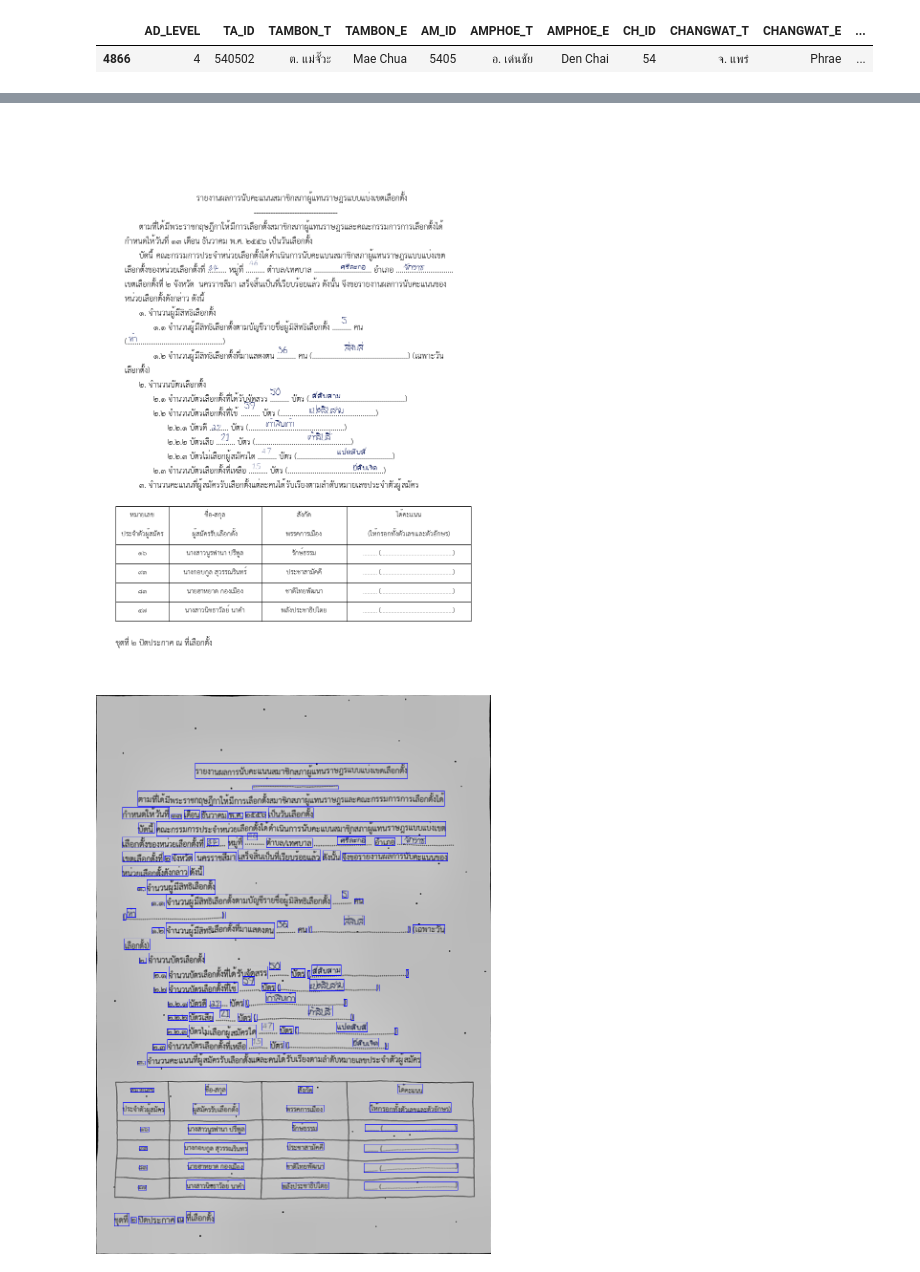
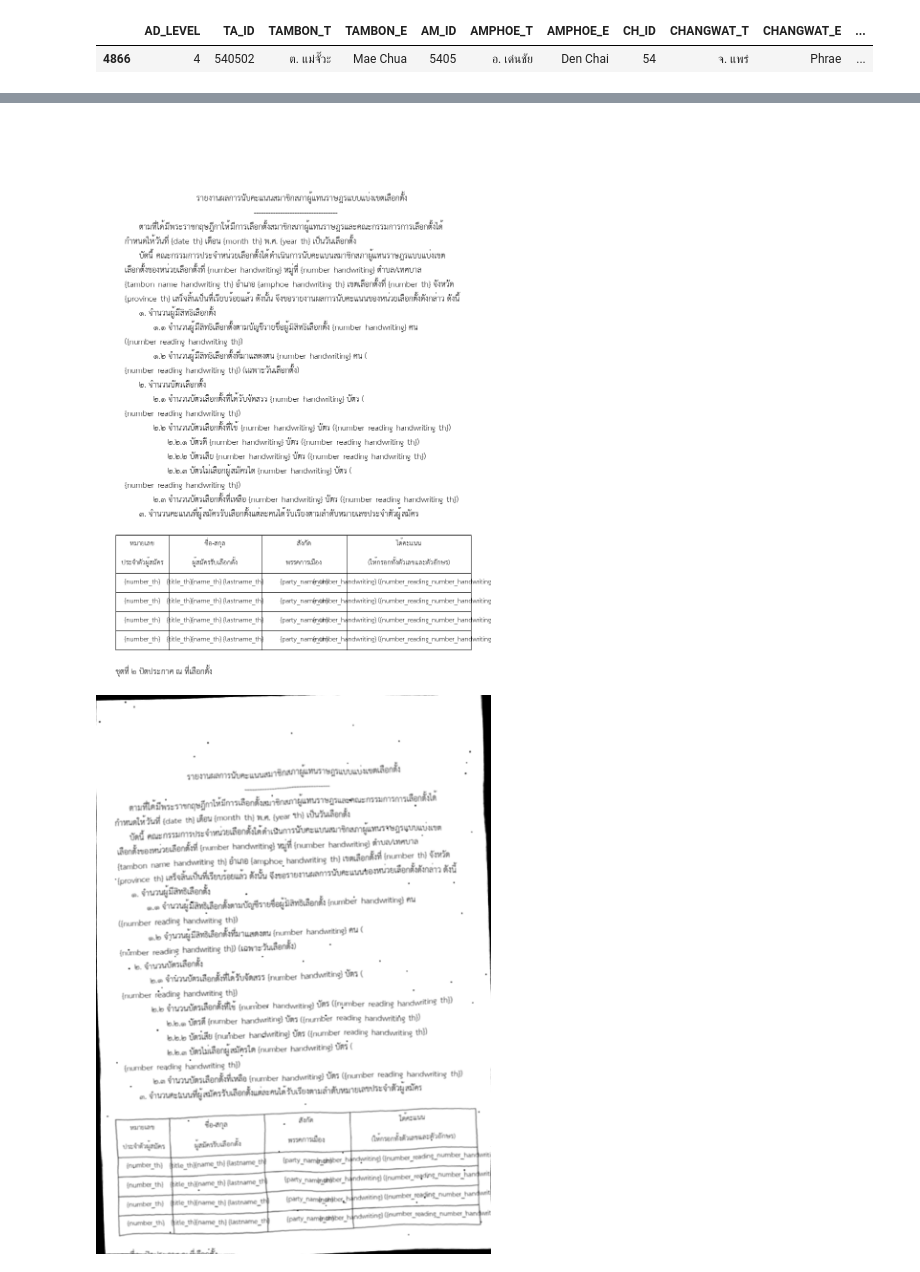
Before and after one commit to napatswift/vote-count, a Jupyter notebook: playground.ipynb, the cells around one changed output, grey strips where cells are left out. Cells and saved outputs as stored; diff of their text form; code cells hidden in the pictures.

```diff
--- a/playground.ipynb
+++ b/playground.ipynb
@@ -435,52 +501,6 @@ for token in tokens:
     font_type = 'sarabun'
     font_color = '#000'
     handwriting_text = ''
-    if re.match('^\{[^\}]*\}',token):
-        dot_count = 30
-        if 'handwriting' in token:
-            font_type = 'handwriting'
-        if 'tambon' in token:
-            token = tambon.TAMBON_T.item().replace('ต.','')
-        elif 'amphoe' in token:
-            token = tambon.AMPHOE_T.item().replace('อ.','')
-        elif 'province' in token:
-            token = tambon.CHANGWAT_T.item().replace('จ.','')
-        elif 'lastname_th' in token:
-            token = random.choice(last_names_th)
-        elif 'party_name_th' in token:
-            token = random.choice(political_parties_th)
-        elif 'name_th' in token:
-            token = random.choice(names_th)
-        elif 'title_th' in token:
-            token = random.choice(['นาย','นางสาว','นาง'])
-        elif 'number' in token:
-            number = random.randint(1,100)
-            dot_count = 10
-            if 'reading' in token:
-                number = thai_num2text(number)
-                dot_count = 50
-            elif 'th' in token:
-                number = str(number)
-                number = ''.join([arabic2th(n) for n in number])
-            else:
-                number = str(number)
-            token = number
-        elif 'date' in token:
-            number = str(random.randint(1,31))
-            if 'th' in token:
-                number = ''.join([arabic2th(n) for n in number])
-            token = number
-        elif 'year' in token:
-            number = str(random.randint(2500,2570))
-            if 'th' in token:
-                number = ''.join([arabic2th(n) for n in number])
-            token = number
-        elif 'month_th' in token:
-            token = random.choice(months_th)
-
-        if font_type == 'handwriting':
-            handwriting_text = token
-            token = '.' * dot_count
 
     ## dealing with table
     if token == '%%table' and not table_flag:
@@ -603,7 +623,7 @@ for token in tokens:
 # for xyxy in text_bboxes: draw.rectangle(xyxy, outline='red')
 image
 # %% [output]
-[figure, old version]
+[figure, new version]
 # %%
 bboxes_on_image = []
 for x in text_bboxes:
@@ -625,9 +645,9 @@ seq = iaa.Sequential([
 # %%
 np_image = np.array(image)
 aug_images,aug_bboxes=seq(
     images=[np_image],
-    bounding_boxes=[BoundingBoxesOnImage(bboxes_on_image, shape=np_image.shape)]
+    bounding_boxes=[BoundingBoxesOnImage([], shape=np_image.shape)]
 )
 Image.fromarray(aug_bboxes[0].draw_on_image(aug_images[0], size=1, color=[0, 0, 255]))
 # %% [output]
-[figure, old version]
+[figure, new version]
```
Also changed, not shown: parts of 9 cells of this notebook.
